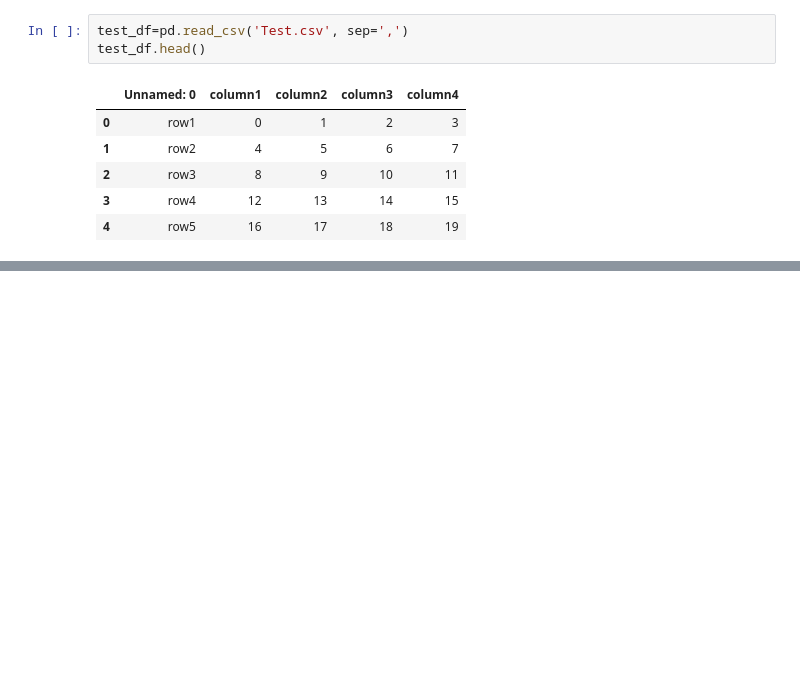
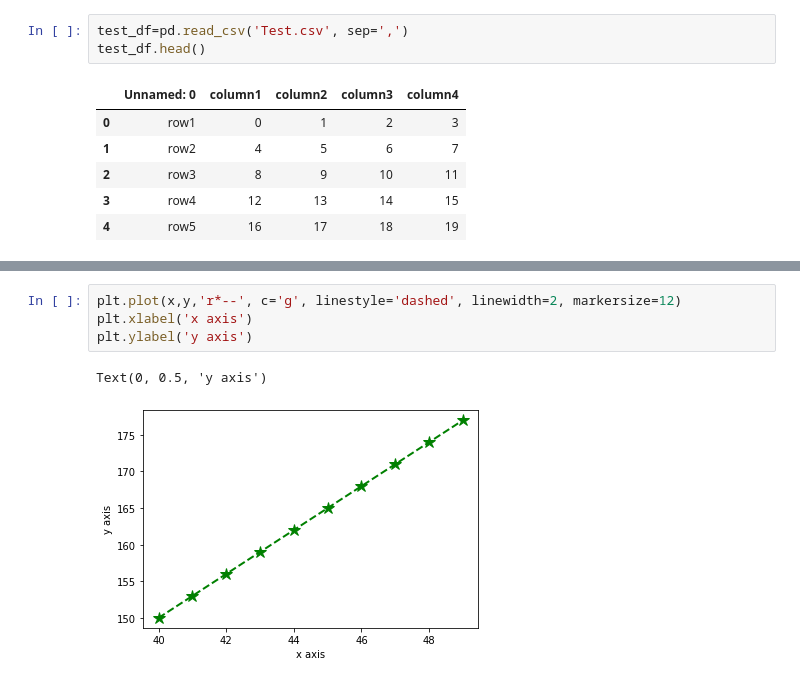
Before and after one commit to classicemmaeasy/PYTHON-FOR-DATA-SCIENCE-PRACTICE, a Jupyter notebook: emmapract.ipynb, the cells around one changed output, grey strips where cells are left out. Saved outputs shown, nothing was run; the diff lists cells and outputs as text; blank space fills up the shorter version.

```diff
--- a/emmapract.ipynb
+++ b/emmapract.ipynb
@@ -703,0 +918,7 @@ test_df.head()
+# %%
+plt.plot(x,y,'r*--', c='g', linestyle='dashed', linewidth=2, markersize=12)
+plt.xlabel('x axis')
+plt.ylabel('y axis')
+# %% [output]
+Text(0, 0.5, 'y axis')
+[figure, added]
```
Also changed, not shown: parts of 217 cells of this notebook, 2 other files.
